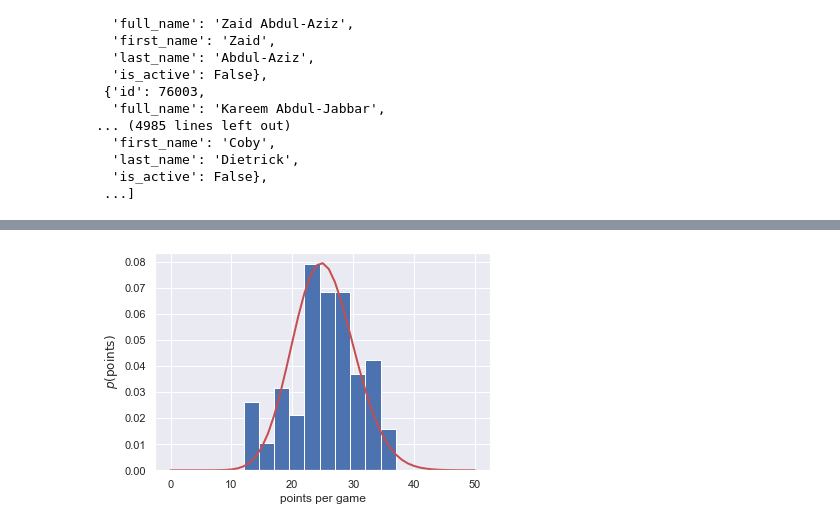
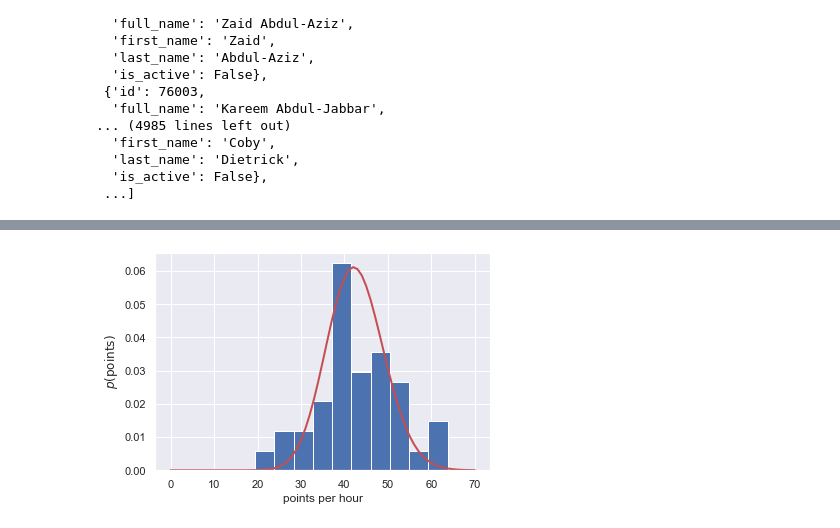
Before and after one commit to erdos2020nbaou/nba_ou_jam, a Jupyter notebook: NBA_Jam_Derek.ipynb, the cells around one changed output, grey strips where cells are left out. Cells and saved outputs as stored; diff of their text form; code cells hidden in the pictures.

Commit message:
fixed poisson dist to estimate mean points per hour

```diff
--- a/NBA_Jam_Derek.ipynb
+++ b/NBA_Jam_Derek.ipynb
@@ -242,0 +255,11 @@ plt.show()
+# %%
+lebron_pts = df_lebron['PTS']
+lebron_hrs = df_lebron['MIN'] / 60.
+lebron_pts_per_hr = lebron_pts / lebron_hrs
+
+mu_lebron = np.mean(lebron_pts_per_hr) #estimate of mean
+print("Lebron avg points / hr = " + str( round( mu_lebron , 2) ) )
+plt.hist(lebron_pts_per_hr, density=True)
+plt.xlabel('points per hour play')
+plt.ylabel(r'$p(\rm points)$')
+plt.show()
@@ -251,12 +276,12 @@ def poisson(k, mu):
 
 poisson = np.vectorize(poisson)
 # %%
-pts_per_game = np.linspace(0, 50, 51)
-fit_lebron = poisson(pts_per_game, mu_lebron)
-plt.hist(lebron_pts, density=True)
-plt.xlabel('points per game')
+pts_per_hr = np.linspace(0, 70, 71)
+fit_lebron = poisson(pts_per_hr, mu_lebron)
+plt.hist(lebron_pts_per_hr, density=True)
+plt.xlabel('points per hour')
 plt.ylabel(r'$p(\rm points)$')
-plt.plot(pts_per_game, fit_lebron, color='r', lw=2)
+plt.plot(pts_per_hr, fit_lebron, color='r', lw=2)
 plt.show()
 # %% [output]
-[figure, old version]
+[figure, new version]
```
Also changed, not shown: parts of 3 cells of this notebook.
